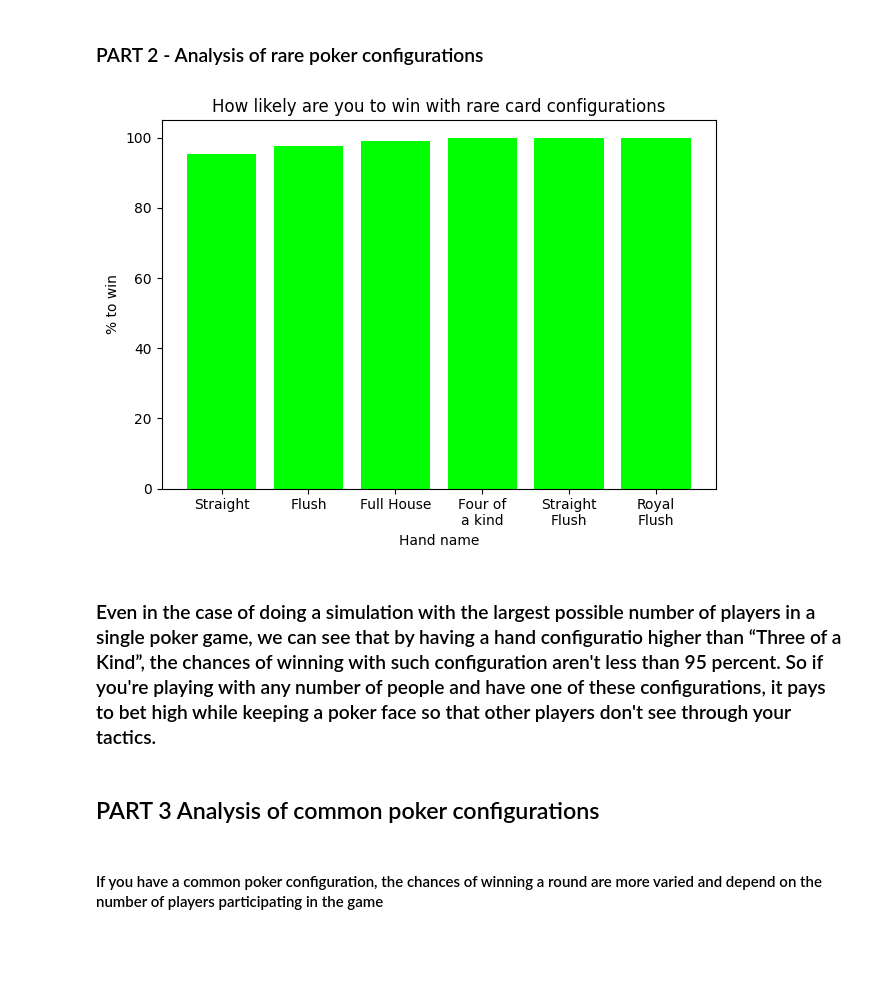
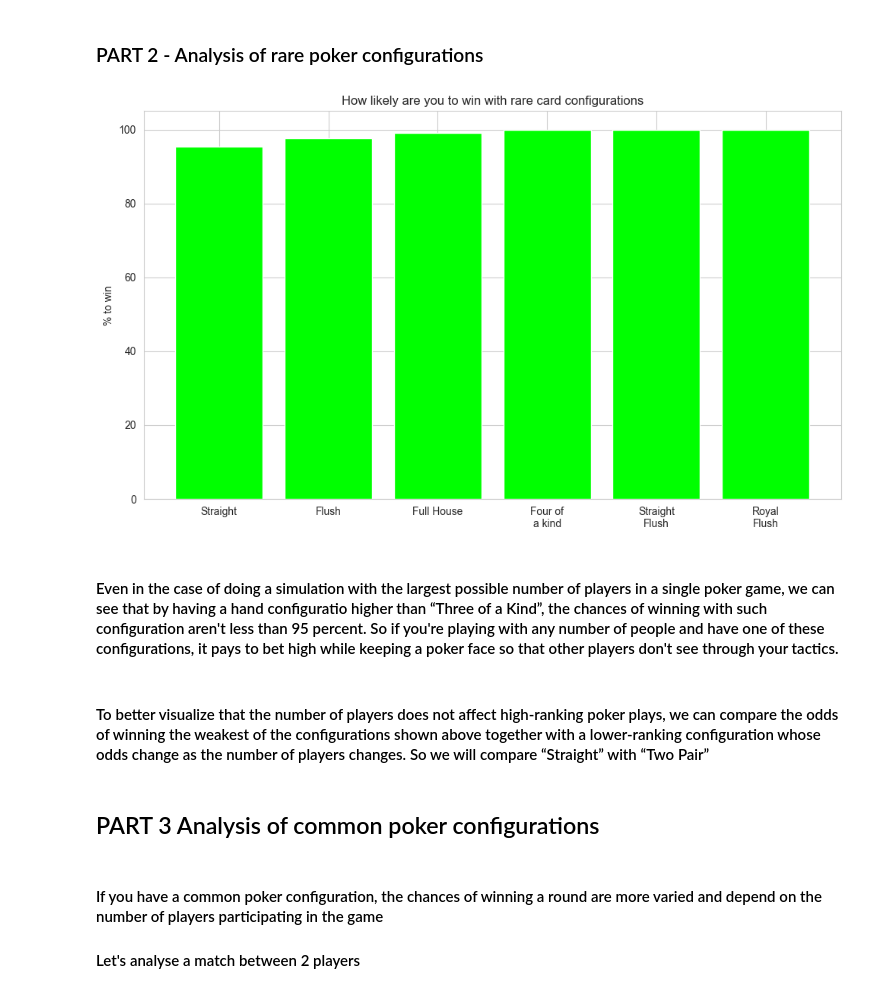
Before and after one commit to AntoniPoszkuta/poker_stats, a Jupyter notebook: wykresy.ipynb, the cells around one changed output. Saved outputs shown, nothing was run; the diff lists cells and outputs as text; code cells hidden in the pictures; blank space fills up the shorter version.

```diff
--- a/wykresy.ipynb
+++ b/wykresy.ipynb
@@ -8,11 +8,13 @@
 import pandas as pd
 import numpy as np
 import matplotlib.pyplot as plt
+import seaborn as sns
 
 for i,x in enumerate([5,10]):
     colors = ['yellow','red']
     plt.subplot(2,1,i+1)
     with open(f"example_results\\{x}_players_players.csv") as data:
+        sns.set_style("whitegrid")
         data = pd.DataFrame(pd.read_csv(data))
         players = np.array([f'player\n{n}' for n in range(1,len(data)+1)])
         plt.bar(players,data["Number of wins"], color=colors[i], width=0.5)
@@ -32,6 +34,7 @@ for i,x in enumerate([2,3]):
     colors = ['blue','green']
     plt.subplot(2,1,i+1)
     with open(f"example_results\\{x}_players_players.csv") as data:
+        sns.set_style("whitegrid")
         data = pd.DataFrame(pd.read_csv(data))
         players = np.array([f'player\n{n}' for n in range(1,len(data)+1)])
         plt.bar(players,data["Number of wins"], color=colors[i], width=0.5)
@@ -47,23 +50,25 @@ plt.tight_layout()
 # %% [markdown]
 ### PART 2 - Analysis of rare poker configurations
 # %%
-import pandas as pd
-import matplotlib.pyplot as plt
+
 
 with open(f"example_results\\10_players_hands.csv") as data:
     data = pd.DataFrame(pd.read_csv(data))
     data.loc
     data = (data[["Hand Name", "Hand win percent"]]).loc[4:9]
 
-
+    sns.set_style("whitegrid")
     xaxis = ["Straight", "Flush", "Full House", "Four of\na kind", "Straight\nFlush", "Royal\nFlush"]
     yaxis = [float(n[0:(len(n)-1)]) for n in data["Hand win percent"]]
+    plt.figure(figsize=(10, 6))
     plt.bar(xaxis,yaxis, color = "lime")
     plt.title("How likely are you to win with rare card configurations")
-    plt.xlabel("Hand name")
     plt.ylabel("% to win")
+
     plt.tight_layout()
 # %% [output]
-[figure, old version]
+[figure, new version]
 # %% [markdown]
-### Even in the case of doing a simulation with the largest possible number of players in a single poker game, we can see that by having a hand configuratio higher than “Three of a Kind”, the chances of winning with such configuration aren't less than 95 percent. So if you're playing with any number of people and have one of these configurations, it pays to bet high while keeping a poker face so that other players don't see through your tactics.
+#### Even in the case of doing a simulation with the largest possible number of players in a single poker game, we can see that by having a hand configuratio higher than “Three of a Kind”, the chances of winning with such configuration aren't less than 95 percent. So if you're playing with any number of people and have one of these configurations, it pays to bet high while keeping a poker face so that other players don't see through your tactics.
+# %% [markdown]
+#### To better visualize that the number of players does not affect high-ranking poker plays, we can compare the odds of winning the weakest of the configurations shown above together with a lower-ranking configuration whose odds change as the number of players changes. So we will compare “Straight” with “Two Pair”
@@ -71,3 +78,4 @@ with open(f"example_results\\10_players_hands.csv") as data:
 ## PART 3 Analysis of common poker configurations
 # %% [markdown]
 #### If you have a common poker configuration, the chances of winning a round are more varied and depend on the number of players participating in the game
+#### Let's analyse a match between 2 players
```
Also changed, not shown: parts of 3 cells of this notebook, 10 other files.
